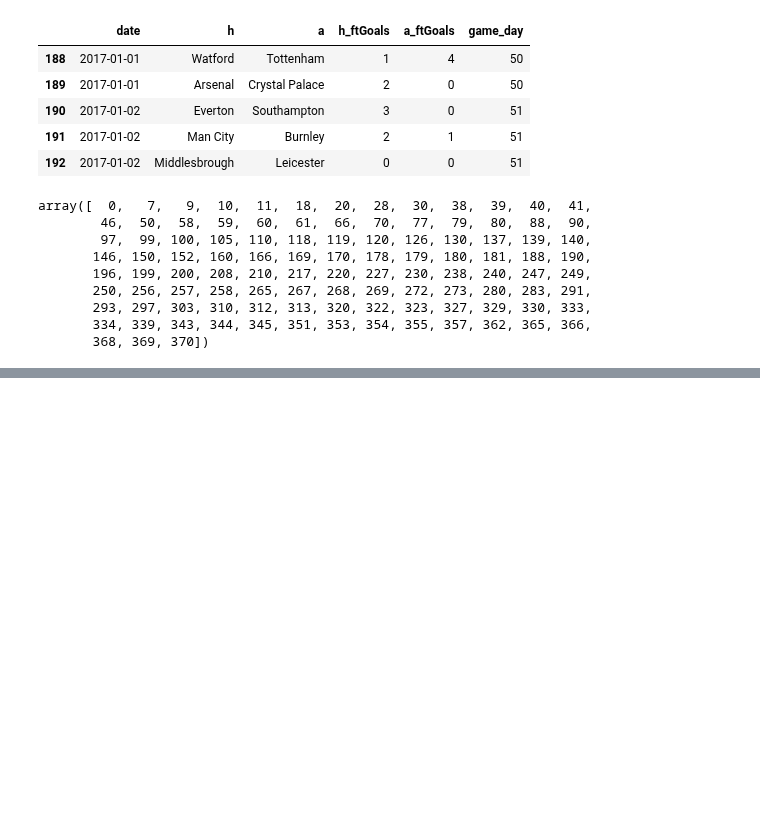
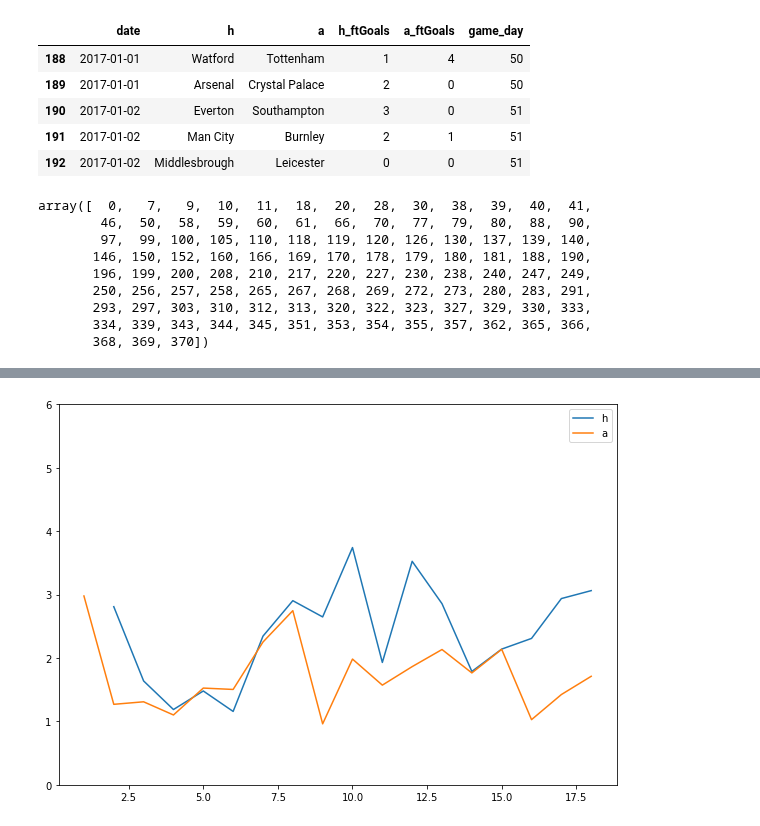
Before and after one commit to DMacGillivray/soccer-predictions, a Jupyter notebook: notebooks/003.05 Features - Logistic Regression Power Ranking.ipynb, the cells around one changed output, grey strips where cells are left out. Drawn from its saved outputs; the diff is of its cells as text; code cells hidden in the pictures; blank space fills up the shorter version.

```diff
--- a/notebooks/003.05 Features - Logistic Regression Power Ranking.ipynb
+++ b/notebooks/003.05 Features - Logistic Regression Power Ranking.ipynb
@@ -444,0 +609,32 @@ array([  0,   7,   9,  10,  11,  18,  20,  28,  30,  38,  39,  40,  41,
+# %%
+def poiss_reshape_train_data(df):
+    return pd.concat([df[['h','a','h_ftGoals']].assign(home=1).rename(
+                     columns={'h':'team', 'a':'opponent','h_ftGoals':'goals'}),
+                     df[['a','h','a_ftGoals']].assign(home=0).rename(
+                     columns={'a':'team', 'h':'opponent','a_ftGoals':'goals'})])
+# %%
+def fit_poiss_model(train_data):
+    """
+    For the first games of the season the model will not run
+    There is perfect sparation or not enough data
+    So catch the exceptions and explicitly return None
+    The function catching this data must deal with a none return value
+    """
+    try:
+        return smf.glm(formula="goals ~ home + team + opponent",
+                       data=train_data,
+                       family=sm.families.Poisson()).fit()
+    except sm_exceptions.PerfectSeparationError:
+        return None
+    except ValueError:
+        return None
+# %%
+def get_poiss_preds(model, predict_data):
+
+    h_preds = model.predict(pd.DataFrame(data={'team': predict_data['h'].values,
+                                               'opponent': predict_data['a'].values,
+                                               'home':1}))
+    a_preds = model.predict(pd.DataFrame(data={'team': predict_data['a'].values,
+                                                  'opponent': predict_data['h'].values,
+                                                  'home':0}))
+    return h_preds.values, a_preds.values
@@ -444,0 +727,14 @@ array([  0,   7,   9,  10,  11,  18,  20,  28,  30,  38,  39,  40,  41,
+# %%
+team = 'Chelsea'
+crit1 = df['h'] == team
+crit2 = df['a'] == team
+df_team = df[crit1 | crit2]
+
+fig, ax = plt.subplots(figsize=(10,7))
+ax.plot(df_team[df['h'] == team]['h_poissPred'].values, label='h')
+ax.plot(df_team[df['a'] == team]['a_poissPred'].values, label='a')
+ax.set_ylim((0,6))
+plt.legend()
+plt.show();
+# %% [output]
+[figure, added]
```
Also changed, not shown: parts of 32 cells of this notebook, 1 other file.
